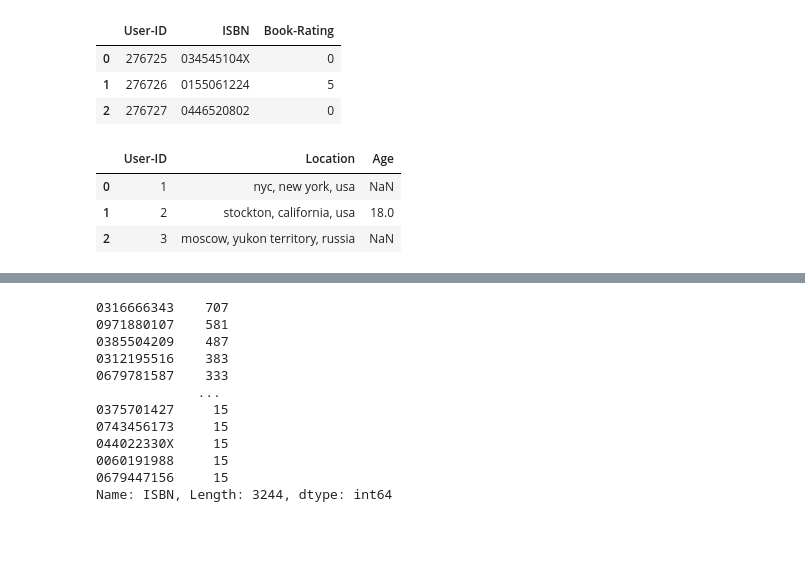
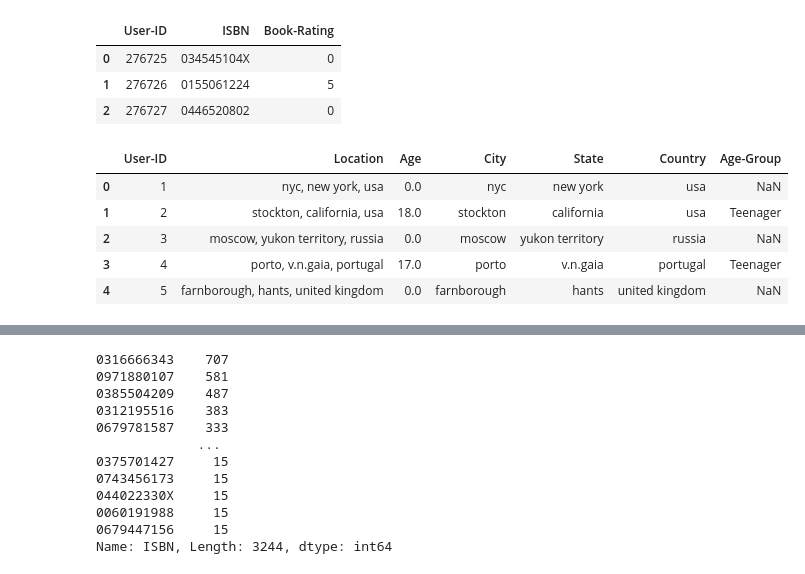
Before and after one commit to Yash1289/Book_Recommendations, a Jupyter notebook: Book_Recommender_System.ipynb, the cells around one changed output, grey strips where cells are left out. Saved outputs shown, nothing was run; the diff lists cells and outputs as text; code cells hidden in the pictures; blank space fills up the shorter version.

```diff
--- a/Book_Recommender_System.ipynb
+++ b/Book_Recommender_System.ipynb
@@ -35,7 +49,36 @@ ratings_df.head(3)
+# %%
+users_df["City"] = users_df["Location"].apply( lambda x : x.split(", ")[0])
+users_df["State"] = users_df["Location"].apply(stateExtractor)
+users_df["Country"] = users_df["Location"].apply(countryExtractor)
+# %%
+users_df["Age"] = np.where(users_df["Age"] > 100 , 0 , users_df["Age"])
+users_df["Age"] = np.where(users_df["Age"] < 10 , 0 , users_df["Age"])
+
+users_df["Age"] = users_df["Age"].fillna(0)
+# %%
+def AgeGroups(age):
+  if age < 10:
+    return np.nan
+  elif age <= 12:
+    return "Children"
+  elif age <= 20:
+    return "Teenager"
+  elif age <= 30:
+    return "Youth"
+  elif age <= 40:
+    return "Middle Aged"
+  elif age <= 60:
+    return "Adulthood"
+  else:
+    return "Seniors"
+# %%
+users_df["Age-Group"] = users_df["Age"].apply(AgeGroups)
 # %%
-users_df.head(3)
+users_df.head()
 # %% [output]
-|  | User-ID | Location | Age |
-| 0 | 1 | nyc, new york, usa | NaN |
-| 1 | 2 | stockton, california, usa | 18.0 |
-| 2 | 3 | moscow, yukon territory, russia | NaN |
+|  | User-ID | Location | Age | City | State | Country | Age-Group |
+| 0 | 1 | nyc, new york, usa | 0.0 | nyc | new york | usa | NaN |
+| 1 | 2 | stockton, california, usa | 18.0 | stockton | california | usa | Teenager |
+| 2 | 3 | moscow, yukon territory, russia | 0.0 | moscow | yukon territory | russia | NaN |
+| 3 | 4 | porto, v.n.gaia, portugal | 17.0 | porto | v.n.gaia | portugal | Teenager |
+| 4 | 5 | farnborough, hants, united kingdom | 0.0 | farnborough | hants | united kingdom | NaN |
```
Also changed, not shown: parts of 34 cells of this notebook.
